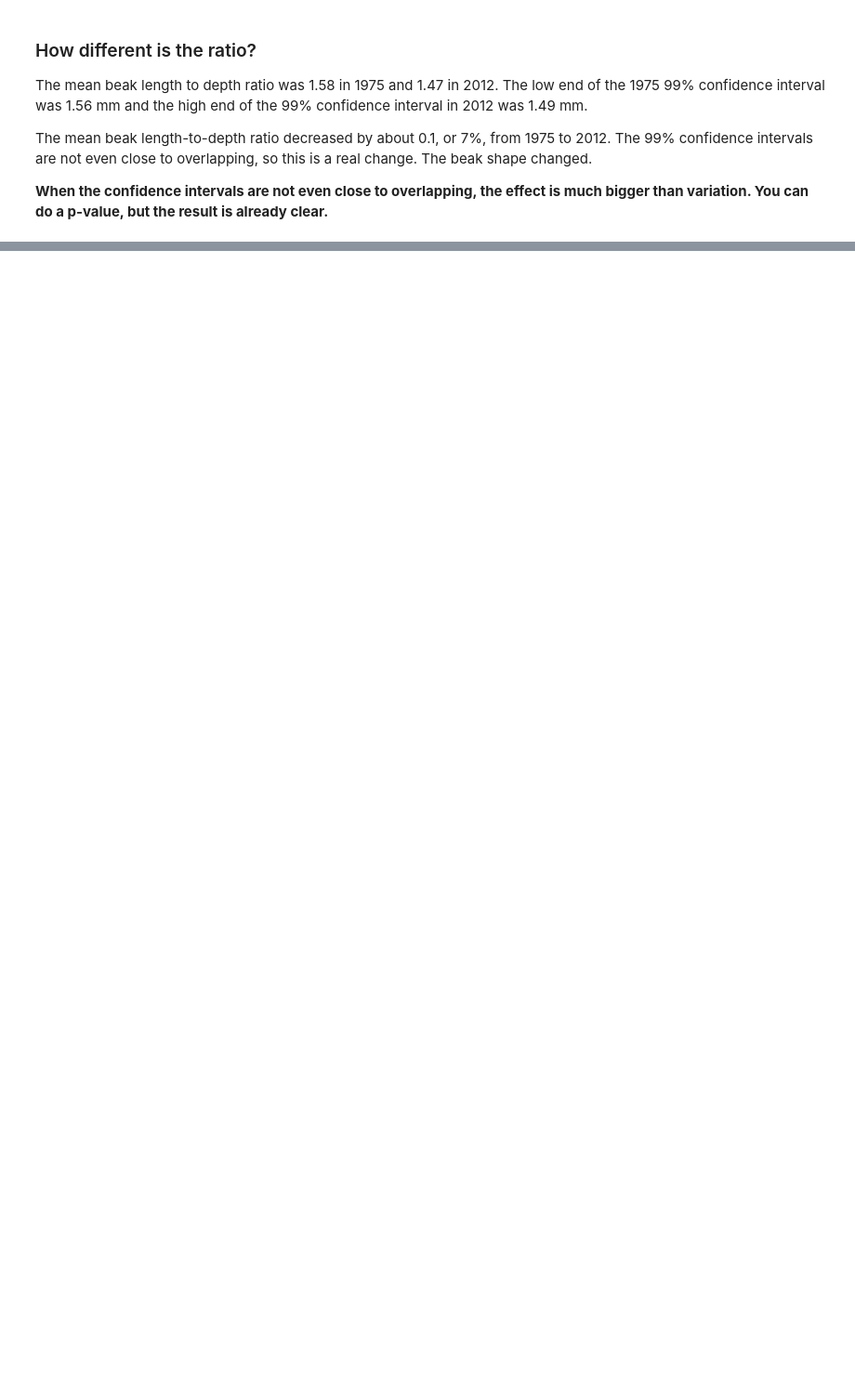
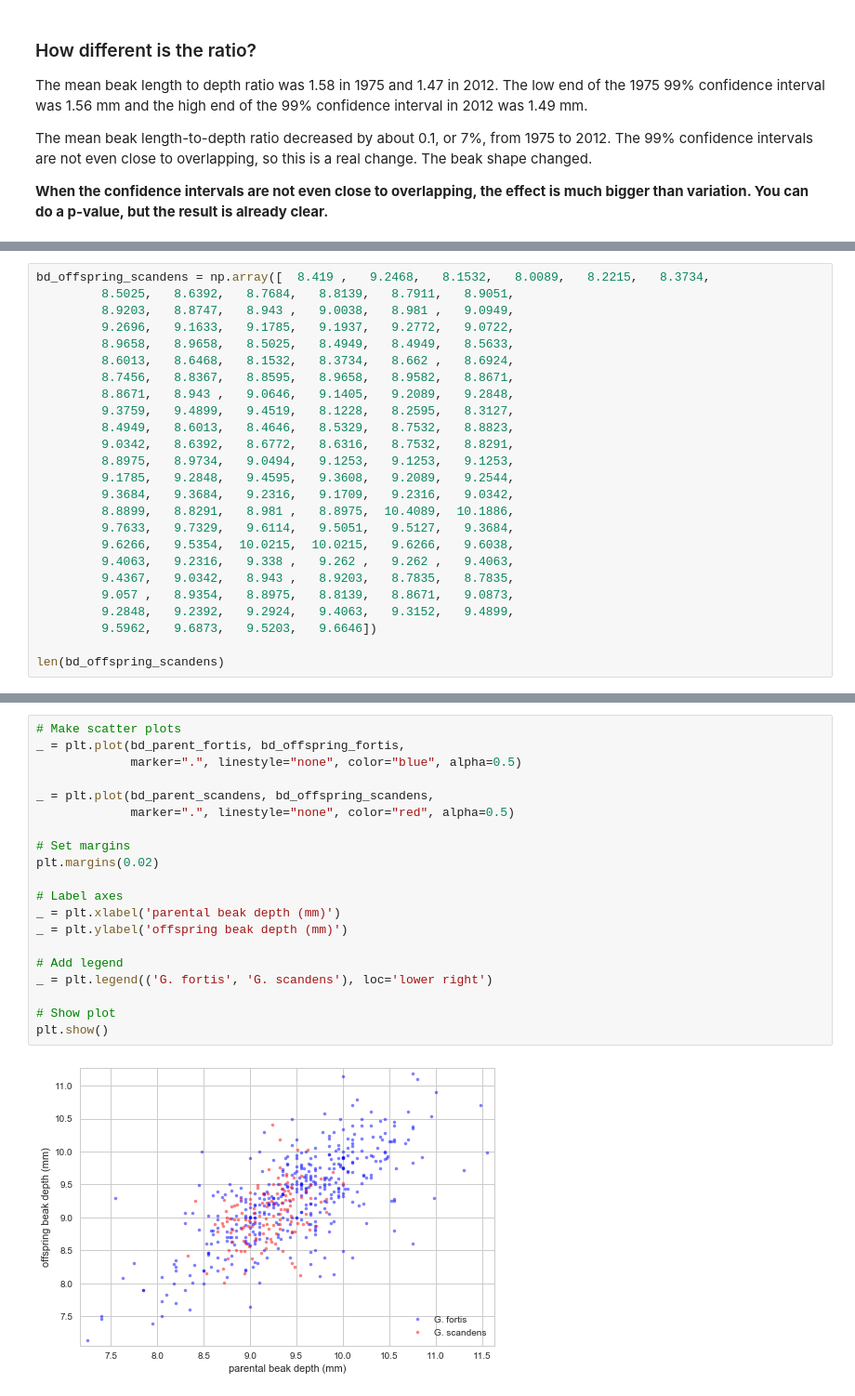
Before and after one commit to iamjz/Python-Data, a Jupyter notebook: StatisticalThinking2.ipynb, the cells around one changed output, grey strips where cells are left out. Shown at 93% size. Saved outputs shown, nothing was run; the diff lists cells and outputs as text; blank space fills up the shorter version.

```diff
--- a/StatisticalThinking2.ipynb
+++ b/StatisticalThinking2.ipynb
@@ -1556,0 +1586,25 @@ The mean beak length-to-depth ratio decreased by about 0.1, or 7%, from 1975 to
+# %%
+bd_offspring_scandens = np.array([  8.419 ,   9.2468,   8.1532,   8.0089,   8.2215,   8.3734,
+         8.5025,   8.6392,   8.7684,   8.8139,   8.7911,   8.9051,
+         8.9203,   8.8747,   8.943 ,   9.0038,   8.981 ,   9.0949,
+         9.2696,   9.1633,   9.1785,   9.1937,   9.2772,   9.0722,
+         8.9658,   8.9658,   8.5025,   8.4949,   8.4949,   8.5633,
+         8.6013,   8.6468,   8.1532,   8.3734,   8.662 ,   8.6924,
+         8.7456,   8.8367,   8.8595,   8.9658,   8.9582,   8.8671,
+         8.8671,   8.943 ,   9.0646,   9.1405,   9.2089,   9.2848,
+         9.3759,   9.4899,   9.4519,   8.1228,   8.2595,   8.3127,
+         8.4949,   8.6013,   8.4646,   8.5329,   8.7532,   8.8823,
+         9.0342,   8.6392,   8.6772,   8.6316,   8.7532,   8.8291,
+         8.8975,   8.9734,   9.0494,   9.1253,   9.1253,   9.1253,
+         9.1785,   9.2848,   9.4595,   9.3608,   9.2089,   9.2544,
+         9.3684,   9.3684,   9.2316,   9.1709,   9.2316,   9.0342,
+         8.8899,   8.8291,   8.981 ,   8.8975,  10.4089,  10.1886,
+         9.7633,   9.7329,   9.6114,   9.5051,   9.5127,   9.3684,
+         9.6266,   9.5354,  10.0215,  10.0215,   9.6266,   9.6038,
+         9.4063,   9.2316,   9.338 ,   9.262 ,   9.262 ,   9.4063,
+         9.4367,   9.0342,   8.943 ,   8.9203,   8.7835,   8.7835,
+         9.057 ,   8.9354,   8.8975,   8.8139,   8.8671,   9.0873,
+         9.2848,   9.2392,   9.2924,   9.4063,   9.3152,   9.4899,
+         9.5962,   9.6873,   9.5203,   9.6646])
+
+len(bd_offspring_scandens)
@@ -1556,0 +1736,22 @@ The mean beak length-to-depth ratio decreased by about 0.1, or 7%, from 1975 to
+# %%
+# Make scatter plots
+_ = plt.plot(bd_parent_fortis, bd_offspring_fortis,
+             marker=".", linestyle="none", color="blue", alpha=0.5)
+
+_ = plt.plot(bd_parent_scandens, bd_offspring_scandens,
+             marker=".", linestyle="none", color="red", alpha=0.5)
+
+# Set margins
+plt.margins(0.02)
+
+# Label axes
+_ = plt.xlabel('parental beak depth (mm)')
+_ = plt.ylabel('offspring beak depth (mm)')
+
+# Add legend
+_ = plt.legend(('G. fortis', 'G. scandens'), loc='lower right')
+
+# Show plot
+plt.show()
+# %% [output]
+[figure, added]
```
Also changed, not shown: parts of 15 cells of this notebook.
